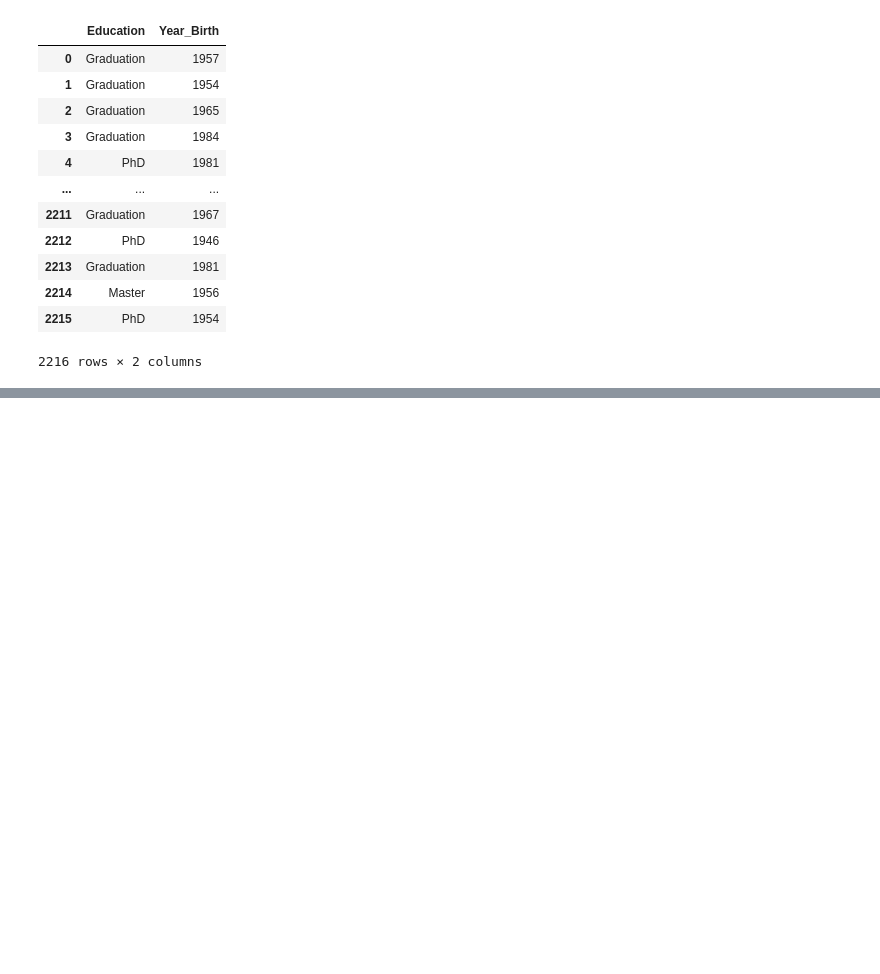
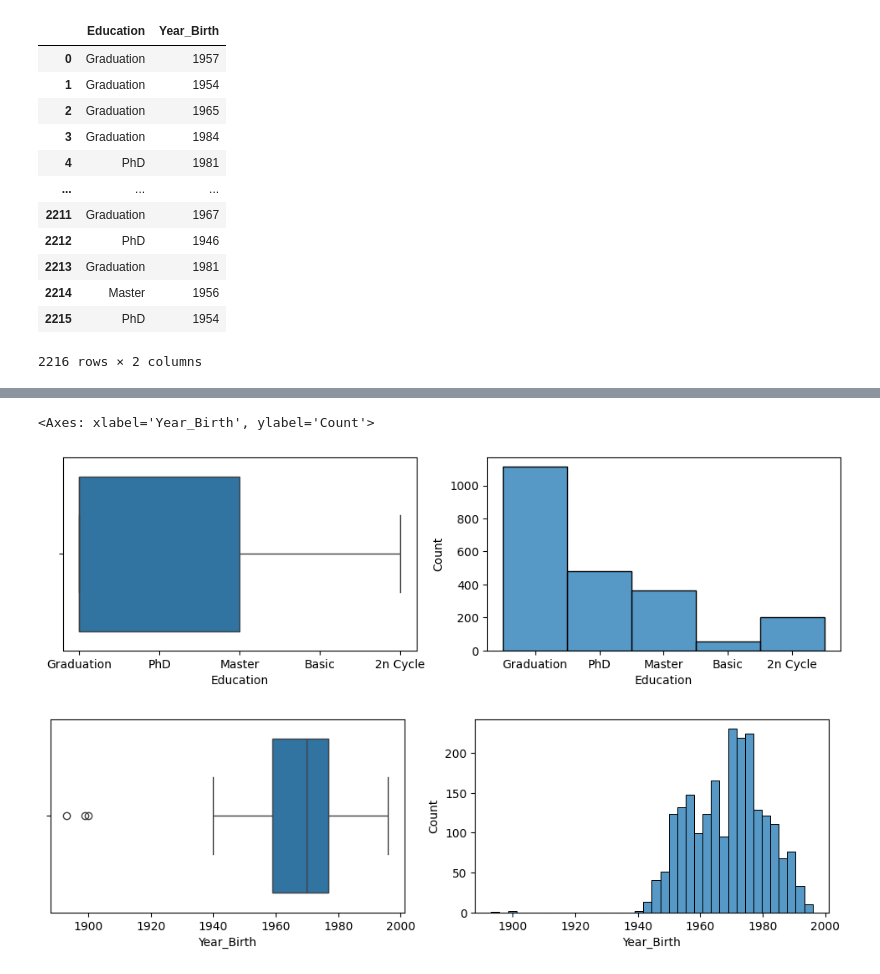
Before and after one commit to dcjh/1015_Mini_Project, a Jupyter notebook: Age_Education_EDA.ipynb, the cells around one changed output, grey strips where cells are left out. Cells and saved outputs as stored; diff of their text form; code cells hidden in the pictures; blank space fills up the shorter version.

```diff
--- a/Age_Education_EDA.ipynb
+++ b/Age_Education_EDA.ipynb
@@ -58,0 +86,14 @@ Looking through the data, we find many of them suitable to be used as predictor
+# %%
+f, axes = plt.subplots(1, 2, figsize=(12, 3))
+
+sb.boxplot(data = joint_predictor['Education'], orient = "h", ax = axes[0])
+sb.histplot(data = joint_predictor['Education'], ax = axes[1])
+
+f, axes = plt.subplots(1, 2, figsize=(12, 3))
+
+sb.boxplot(data = joint_predictor['Year_Birth'], orient = "h", ax = axes[0])
+sb.histplot(data = joint_predictor['Year_Birth'], ax = axes[1])
+# %% [output]
+<Axes: xlabel='Year_Birth', ylabel='Count'>
+[figure, added]
+[figure, added]
```
Also changed, not shown: parts of 15 cells of this notebook.
